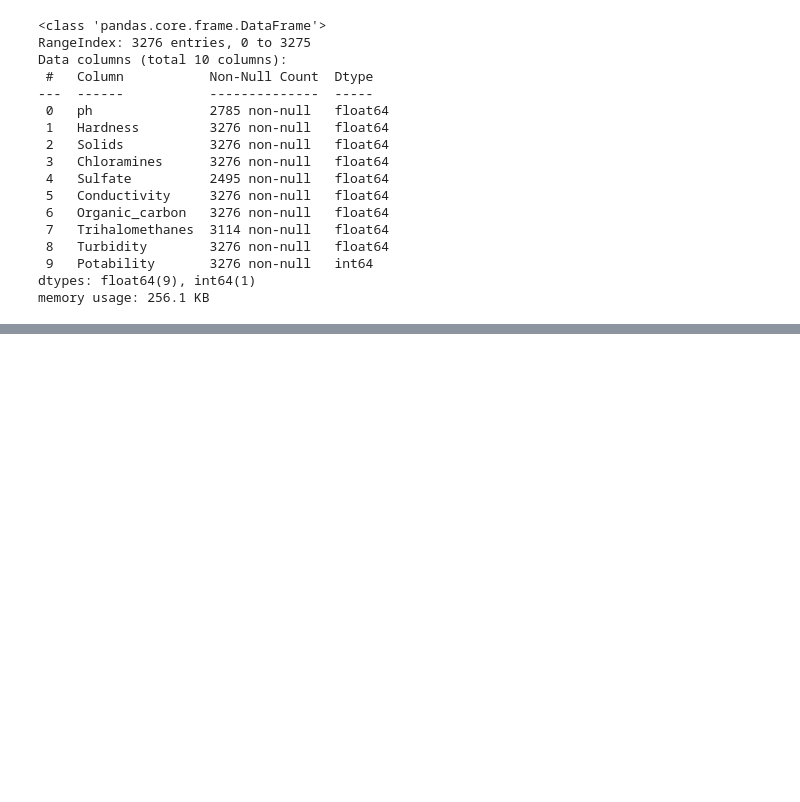
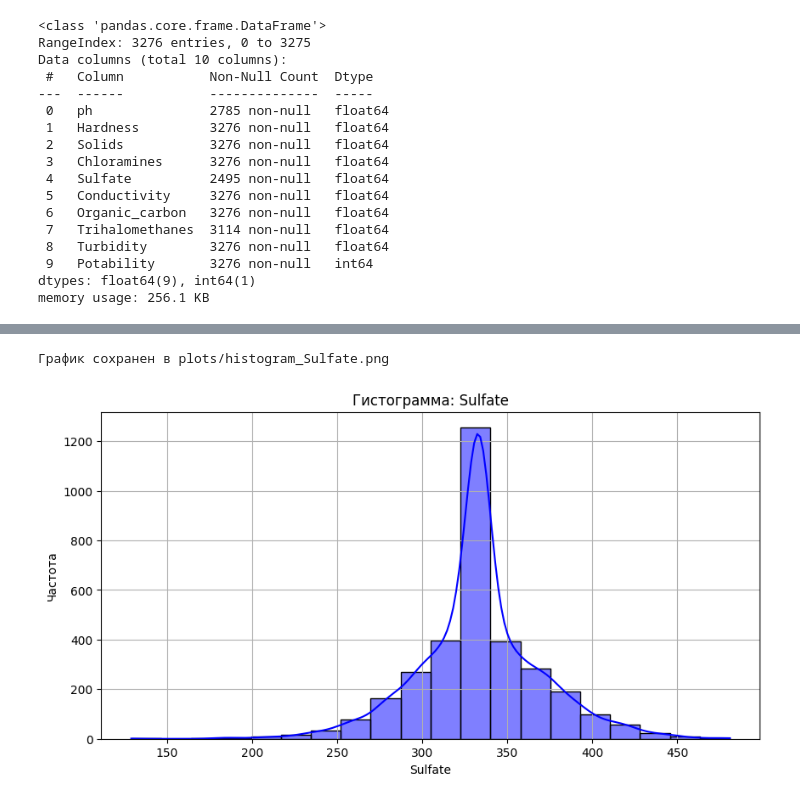
Before and after one commit to lyubashaa/data_science, a Jupyter notebook: HW2/HW2.ipynb, the cells around one changed output, grey strips where cells are left out. Saved outputs shown, nothing was run; the diff lists cells and outputs as text; code cells hidden in the pictures; blank space fills up the shorter version.

```diff
--- a/HW2/HW2.ipynb
+++ b/HW2/HW2.ipynb
@@ -55,0 +121,11 @@ df.describe()
+# %%
+from HW2.data_visualizer import DataVisualizer
+
+# Создаем объект визуализатора
+visualizer = DataVisualizer(df)
+
+#  Построение гистограммы
+visualizer.plot_histogram(column='Sulfate', bins=20, color='blue', save=True)
+# %% [output]
+График сохранен в plots/histogram_Sulfate.png
+[figure, added]
```
Also changed, not shown: parts of 8 cells of this notebook, 8 other files.
